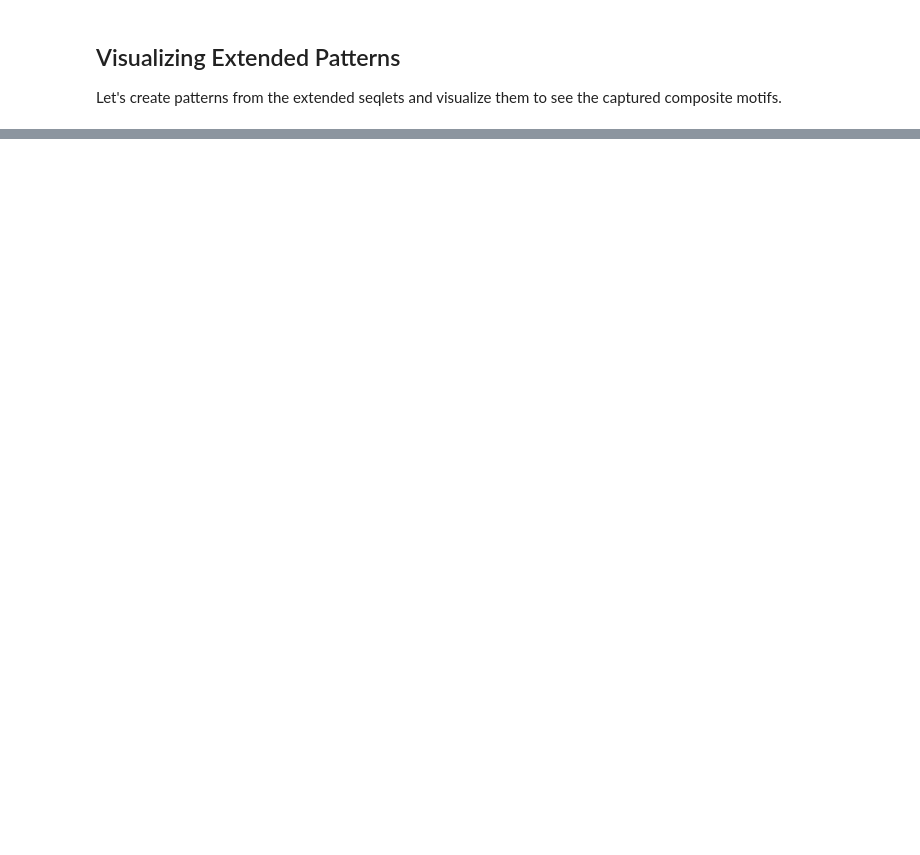
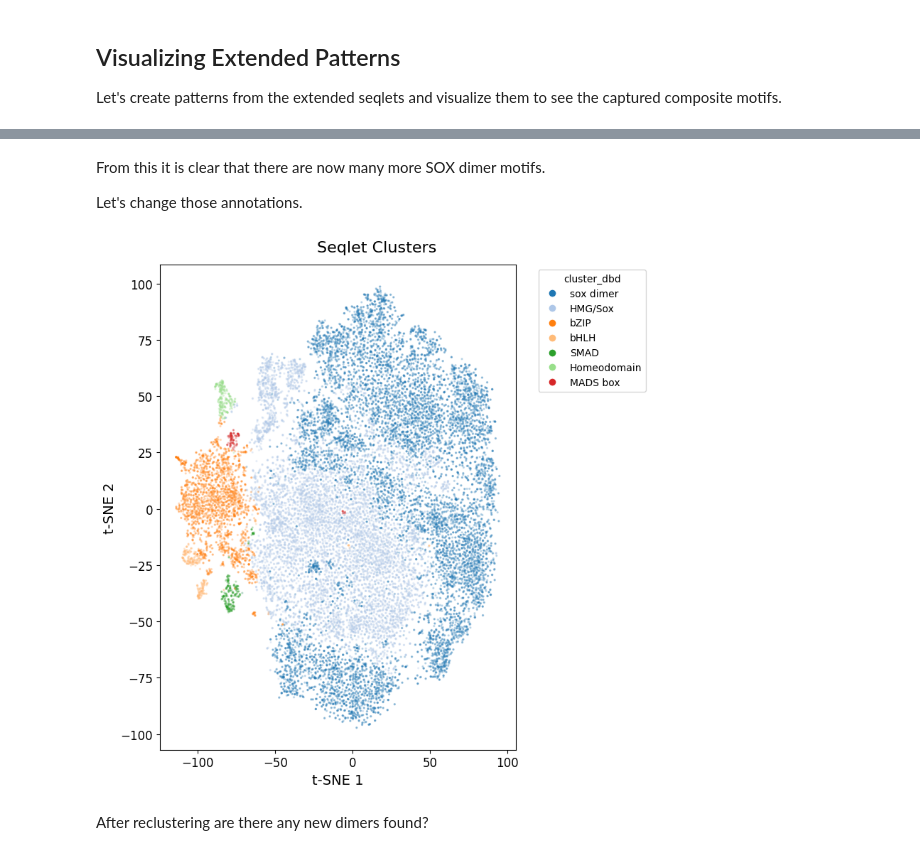
Before and after one commit to aertslab/TF-MInDi, a Jupyter notebook: docs/notebooks/04_distance_bias_detection.ipynb, the cells around one changed output, grey strips where cells are left out. Drawn from its saved outputs; the diff is of its cells as text; code cells hidden in the pictures; blank space fills up the shorter version.

```diff
--- a/docs/notebooks/04_distance_bias_detection.ipynb
+++ b/docs/notebooks/04_distance_bias_detection.ipynb
@@ -200,0 +226,4 @@ Creating patterns for 211 clusters...
+# %% [markdown]
+From this it is clear that there are now many more SOX dimer motifs.
+
+Let's change those annotations.
@@ -201,3 +236,9 @@ Creating patterns for 211 clusters...
+# %%
+tm.pl.tsne(adata_extended, color_by="cluster_dbd")
+# %% [output]
+[figure, added]
+# %% [markdown]
+After reclustering are there any new dimers found?
 # %%
 # Detect distance bias for all patterns
 results = {
```
Also changed, not shown: parts of 40 cells of this notebook, 1 other file.
